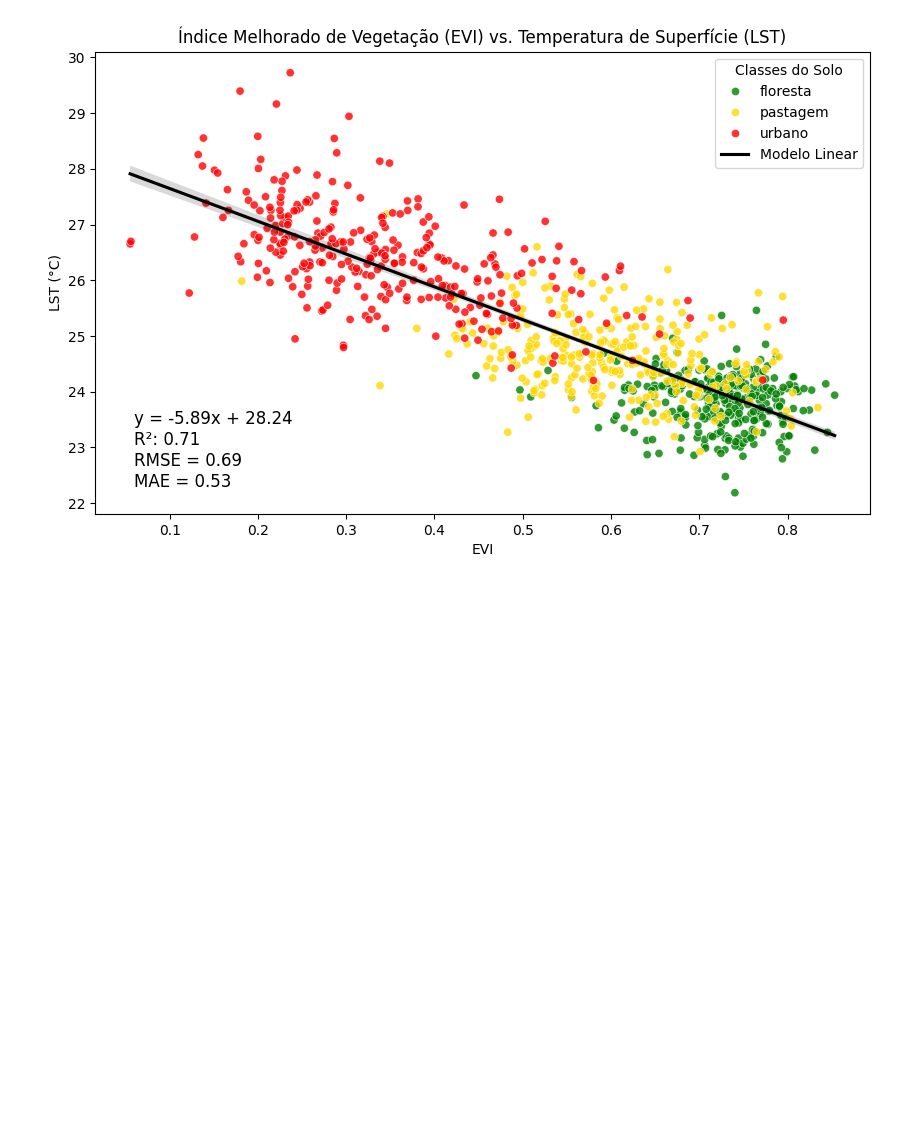
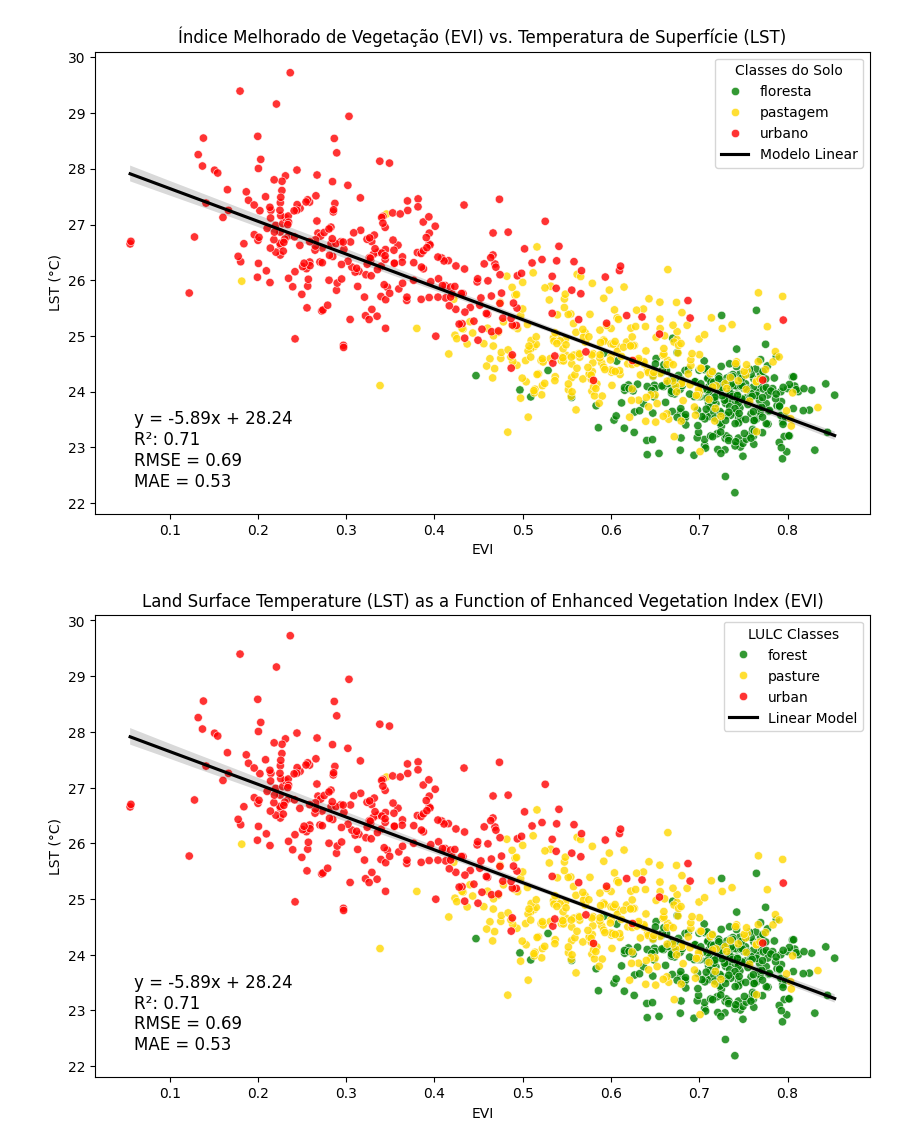
Before and after one commit to PHVGuimaraes-dev/RS_UHI_2023_Castanhal-PA, a Jupyter notebook: UHI_Castanhal_SBSR2025.ipynb, the cells around one changed output. Drawn from its saved outputs; the diff is of its cells as text; code cells hidden in the pictures; blank space fills up the shorter version.

```diff
--- a/UHI_Castanhal_SBSR2025.ipynb
+++ b/UHI_Castanhal_SBSR2025.ipynb
@@ -744,3 +837,24 @@ plt.savefig(f'{dir_img}/EVI_vs_LST_LULC.jpeg', bbox_inches='tight', format='jpeg
 plt.show()
 # %% [output]
 [figure]
+# %%
+lulc_colors = {
+    'forest': 'green', 'pasture': 'gold', 'urban': 'red'
+}
+plt.figure(figsize=(10, 6))
+
+sns.scatterplot(x='EVI', y='LST', hue='LULC_Name', palette=lulc_colors, data=df_sampled_lulc, alpha=0.8)
+
+sns.regplot(x='EVI', y='LST', data=df_sampled_lulc, scatter=False, color='black', label='Linear Model')
+
+plt.text(0.05, 0.05, f"y = {equation_evi}\nR²: {score_evi:.2f}\nRMSE = {rmse_evi:.2f}\nMAE = {mae_evi:.2f}",
+         transform=plt.gca().transAxes, fontsize=12, verticalalignment='bottom')
+
+plt.title('Land Surface Temperature (LST) as a Function of Enhanced Vegetation Index (EVI)')
+plt.xlabel('EVI')
+plt.ylabel('LST (°C)')
+plt.legend(title = 'LULC Classes')
+plt.savefig(f'{dir_img}/EVI_vs_LST_LULC_en.jpeg', bbox_inches='tight', format='jpeg', dpi=300)
+plt.show()
+# %% [output]
+[figure, added]
```
Also changed, not shown: parts of 16 cells of this notebook.
